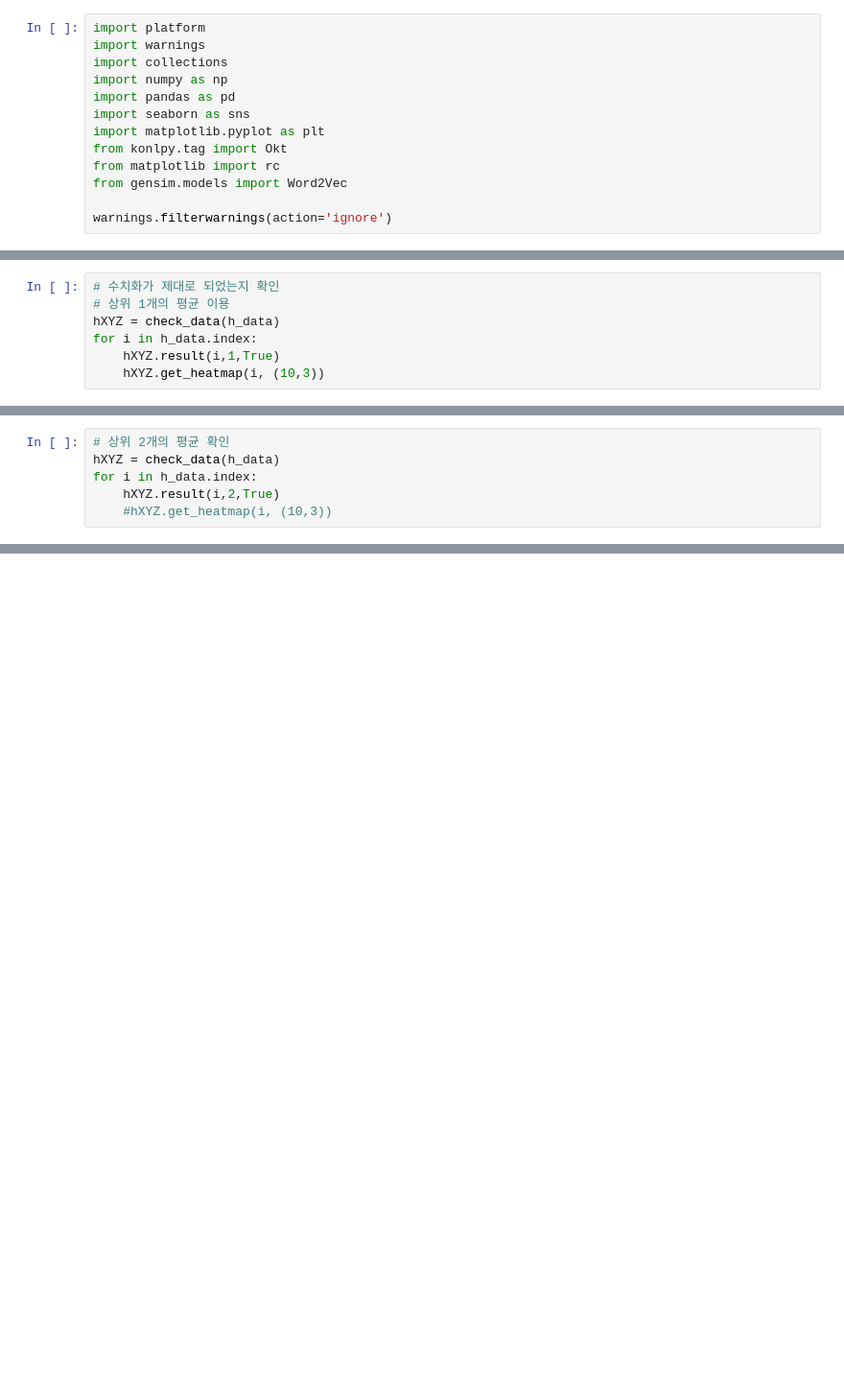
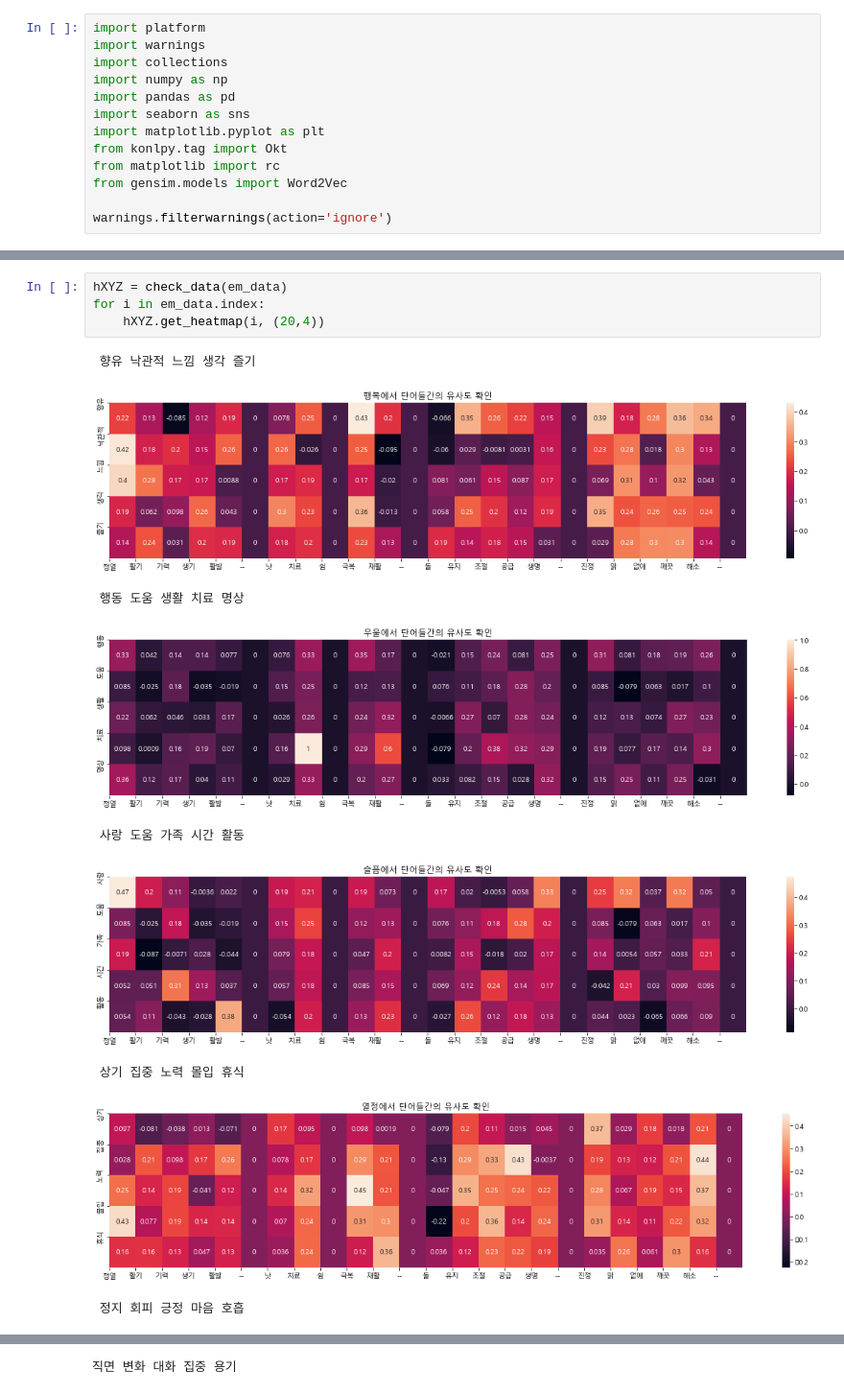
Before and after one commit to sigongjoa/emotion_thearpy, a Jupyter notebook: notebooks/check_emtion_data.ipynb, the cells around one changed output, grey strips where cells are left out. Shown at 96% size. Drawn from its saved outputs; the diff is of its cells as text; blank space fills up the shorter version.

```diff
--- a/notebooks/check_emtion_data.ipynb
+++ b/notebooks/check_emtion_data.ipynb
@@ -236,10 +148,3 @@ h_data
 | 3 | 열정 | 상기 집중 노력 몰입 휴식 |
 | 4 | 분노 | 정지 회피 긍정 마음 호흡 |
 | 5 | 두려움 | 직면 변화 대화 집중 용기 |
-# %%
-# 수치화가 제대로 되었는지 확인
-# 상위 1개의 평균 이용
-hXYZ = check_data(h_data)
-for i in h_data.index:
-    hXYZ.result(i,1,True)
-    hXYZ.get_heatmap(i, (10,3))
@@ -260,6 +150,0 @@ for i in h_data.index:
-# %%
-# 상위 2개의 평균 확인
-hXYZ = check_data(h_data)
-for i in h_data.index:
-    hXYZ.result(i,2,True)
-    #hXYZ.get_heatmap(i, (10,3))
@@ -285,0 +154,14 @@ hXYZ.todf(2,'../result/emotion_estimation.csv')
+# %%
+hXYZ = check_data(em_data)
+for i in em_data.index:
+    hXYZ.get_heatmap(i, (20,4))
+# %% [output]
+ 향유 낙관적 느낌 생각 즐기
+[figure, added]
+ 행동 도움 생활 치료 명상
+[figure, added]
+ 사랑 도움 가족 시간 활동
+[figure, added]
+ 상기 집중 노력 몰입 휴식
+[figure, added]
+ 정지 회피 긍정 마음 호흡
@@ -285,0 +169 @@ hXYZ.todf(2,'../result/emotion_estimation.csv')
+직면 변화 대화 집중 용기
```
Also changed, not shown: parts of 7 cells of this notebook, 15 other files.
